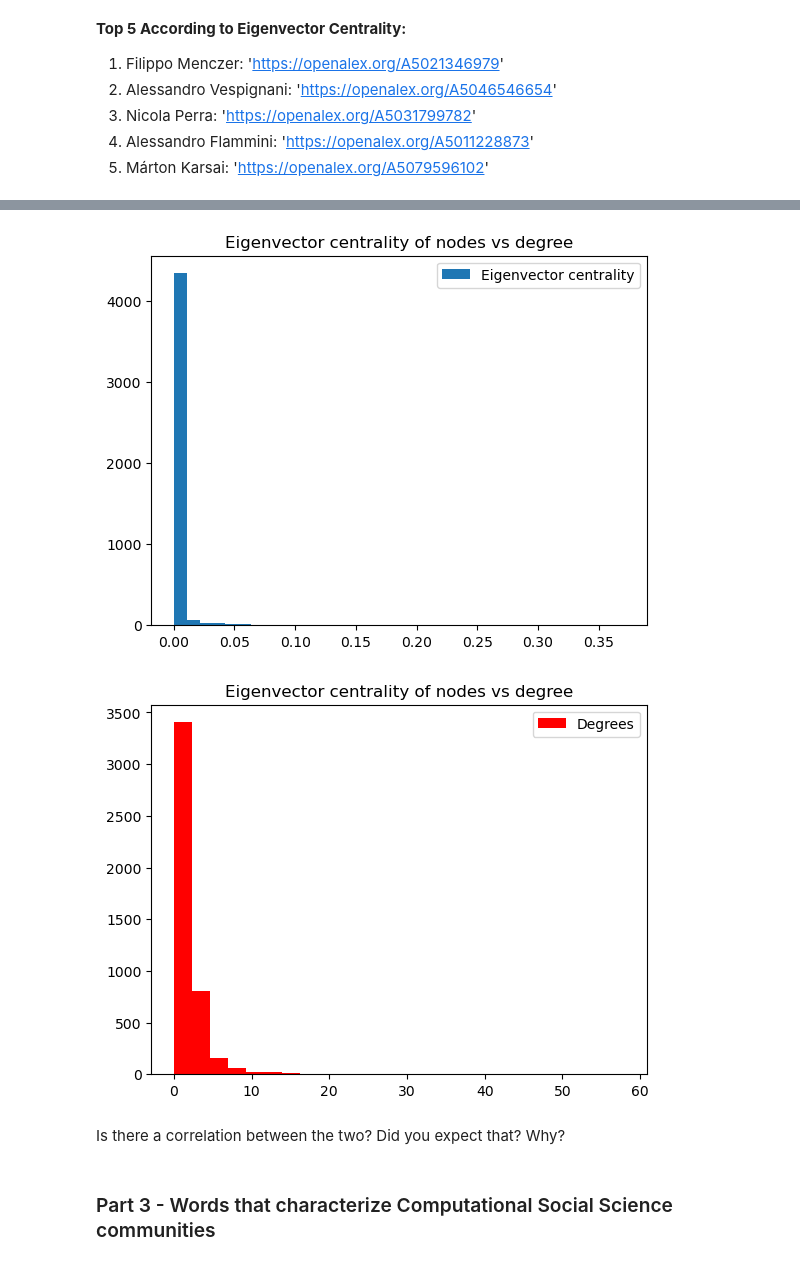
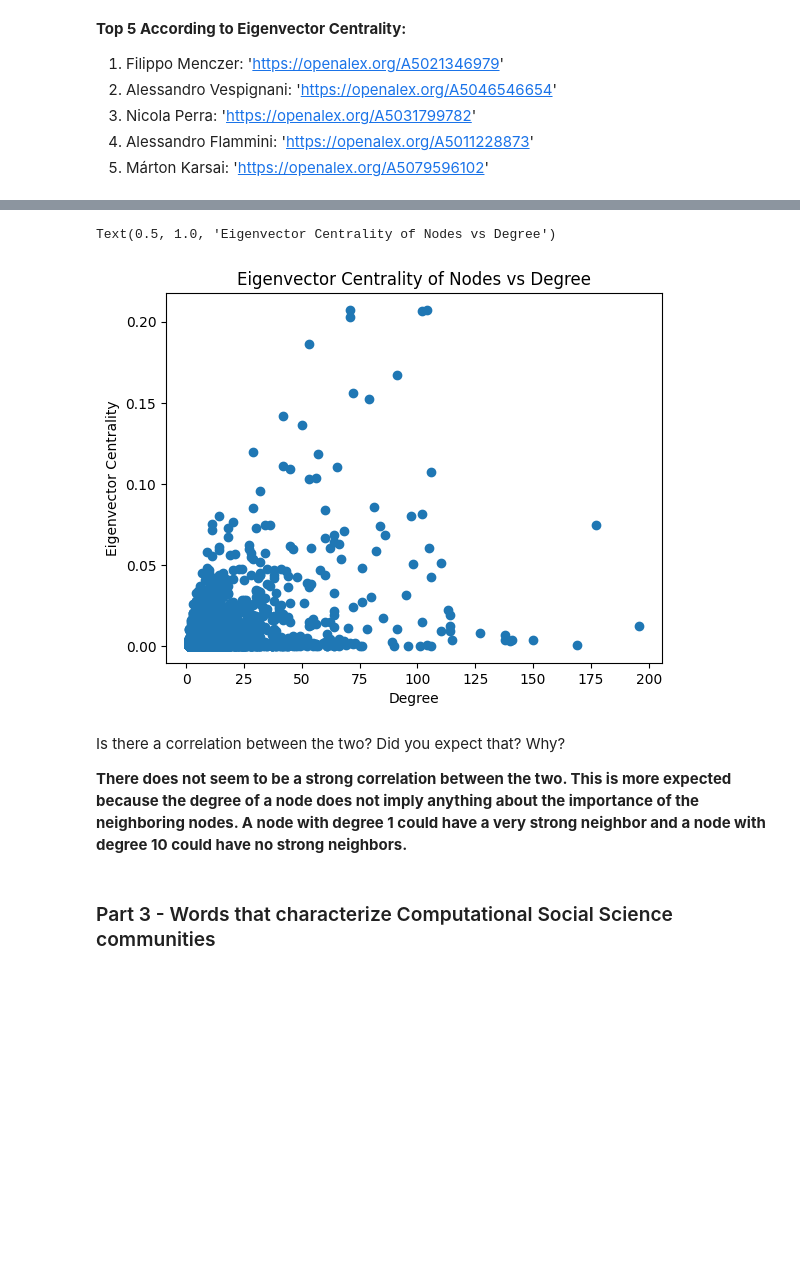
Before and after one commit to elinorfunk/compsoc_assignment2, a Jupyter notebook: Assignment2_final.ipynb, the cells around one changed output, grey strips where cells are left out. Saved outputs shown, nothing was run; the diff lists cells and outputs as text; code cells hidden in the pictures; blank space fills up the shorter version.

```diff
--- a/Assignment2_final.ipynb
+++ b/Assignment2_final.ipynb
@@ -417,22 +427,28 @@ Is there a correlation between the two? Did you expect that? Why?
 # %%
 # Plot the eigenvector centrality of nodes vs their degree
 
 EC_values = eigenvec_centrality.values()
 
-plt.hist(EC_values, bins=35, label="Eigenvector centrality")
-plt.title("Eigenvector centrality of nodes vs degree")
-plt.legend()
-plt.show()
+plt.scatter(x = CSS_degrees, y = EC_values)
+plt.xlabel('Degree')
+plt.ylabel('Eigenvector Centrality')
+plt.title('Eigenvector Centrality of Nodes vs Degree')
+# plt.hist(EC_values, bins=35, label="Eigenvector centrality")
+# plt.title("Eigenvector centrality of nodes vs degree")
+# plt.legend()
+# plt.show()
 
-plt.hist(CSS_degrees, bins=25, color="r", label="Degrees")
-plt.title("Eigenvector centrality of nodes vs degree")
-plt.legend()
-plt.show()
+# plt.hist(CSS_degrees, bins=25, color="r", label="Degrees")
+# plt.title("Eigenvector centrality of nodes vs degree")
+# plt.legend()
+# plt.show()
 # %% [output]
+Text(0.5, 1.0, 'Eigenvector Centrality of Nodes vs Degree')
-[figure, old version]
+[figure, new version]
-[figure, removed]
-# %% [markdown]
-Is there a correlation between the two? Did you expect that? Why?
+# %% [markdown]
+Is there a correlation between the two? Did you expect that? Why?
+
+**There does not seem to be a strong correlation between the two. This is more expected because the degree of a node does not imply anything about the importance of the neighboring nodes. A node with degree 1 could have a very strong neighbor and a node with degree 10 could have no strong neighbors.**
 # %% [markdown]
 ### Part 3 - Words that characterize Computational Social Science communities
 # %% [markdown]
```
Also changed, not shown: parts of 18 cells of this notebook.
